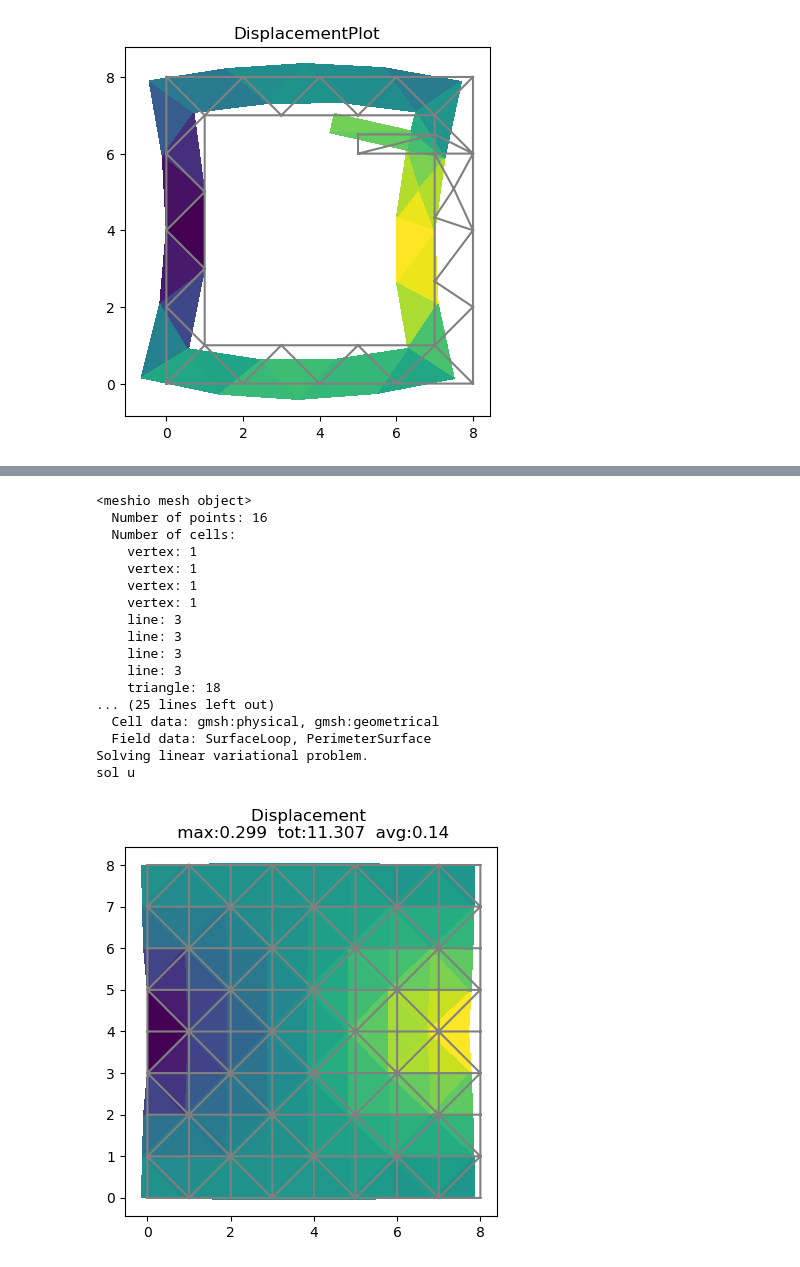
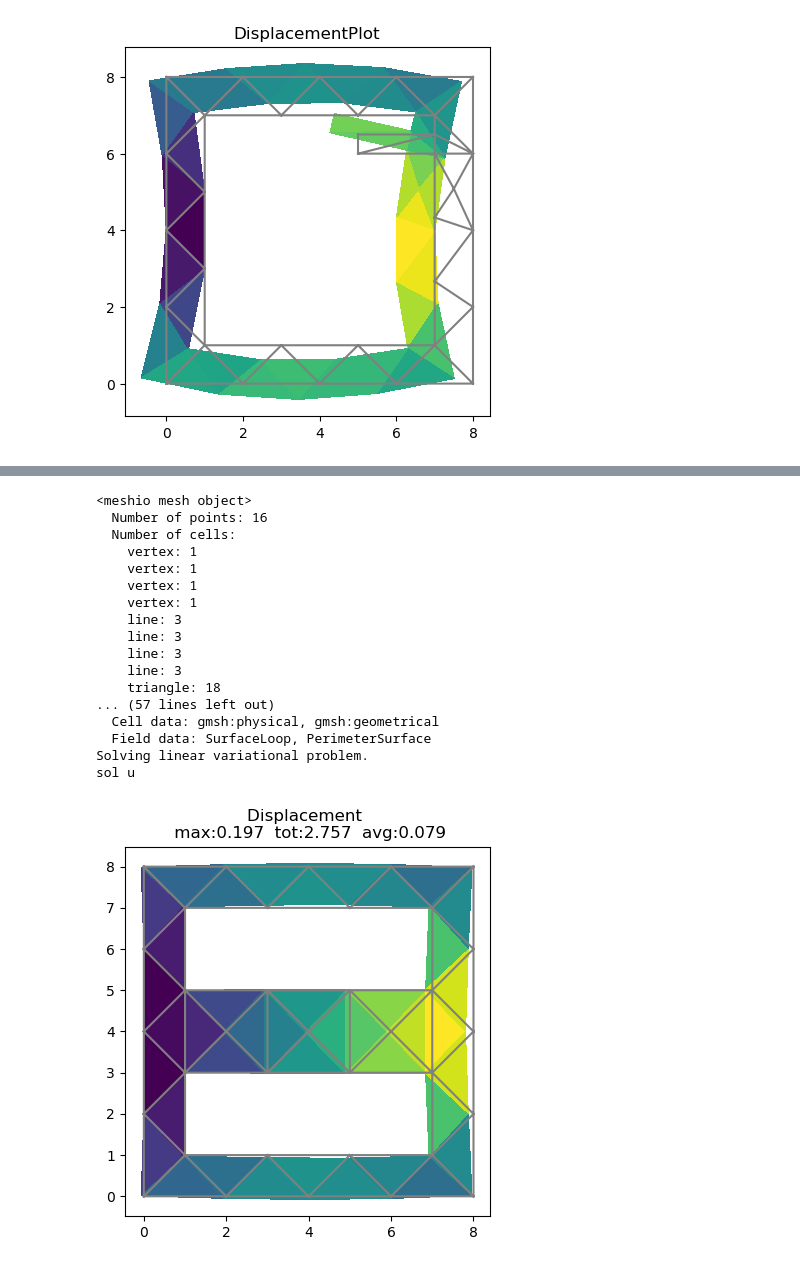
Before and after one commit to grohalex/Project2023, a Jupyter notebook: smallSquareMesh.ipynb, the cells around one changed output, grey strips where cells are left out. Cells and saved outputs as stored; diff of their text form; code cells hidden in the pictures.

Commit message:
fenics and gmsh - added multiple square infills

```diff
--- a/smallSquareMesh.ipynb
+++ b/smallSquareMesh.ipynb
@@ -1376,11 +1376,11 @@ num_el = len(infill_connect)               # number of infill elements
 
 # --- GMSH -----------------------------------
 # creating a modifiable interior in gmsh based on the infill mesh
-infill_vec = np.random.randint(0, 2, size=num_el)  # vector of 1's and 0's if element is included
-infill_vec = np.ones(18)
+#infill_vec = np.random.randint(0, 2, size=num_el)  # vector of 1's and 0's if element is included
+#infill_vec = np.ones(18)
 #infill_vec = np.zeros(18)
-#infill_vec = [1,1,1,1,0,0,0,0,1,1,0,0,0,0,0,0,0,0]
-#infill_vec = [0,0,0,0,0,0,0,0,1,1,0,0,0,0,0,0,0,0]
+#infill_vec = [0,0,1,1,0,0,0,0,1,1,0,0,0,0,1,1,0,0]
+infill_vec = [0,0,0,0,0,0,1,1,1,1,1,1,0,0,0,0,0,0]
 size = 8  # physical dimension of the side
 P = 1     # number of perimeters
 width, height = size, size       # setting up the square
@@ -1537,38 +1537,29 @@ mu = 1
 V = VectorFunctionSpace(mesh, 'P', degree)
 
 # Define boundary conditions
-tol = 1
-
-
+tol = 2
 def clamped_middle(x, on_boundary): # beam is only fixed in the middle
     #return on_boundary and near(x[0], 0, tol) and near(x[1], 20, tol)#x[0] < tol
     return on_boundary and near(x[0], 0 + 0.5, tol) and near(x[1], 4, tol)#x[0] < tol
 
-
-def force_in_middle(x, on_boundary):
-    return on_boundary and near(x[0], 8 - 0.5, tol) and near(x[1], 4, tol)
-
-
 # https://fenicsproject.discourse.group/t/transitioning-from-mesh-xml-to-mesh-xdmf-from-dolfin-convert-to-meshio/412/93
 
 # Boundary conditions
-#bc1 = DirichletBC(V, Constant((-1, 0)), force_in_middle)
-bc2 = DirichletBC(V, Constant((0, 0)), clamped_middle)
+bc1 = DirichletBC(V, Constant((0, 0)), clamped_middle)
 
 # Combine dirichlet boundary conditions
 #bcs = [bc1, bc2]
-bcs = [bc2]
+bcs = [bc1]
 
 # Define strain and stress
 def epsilon(u):  # strain
     return 0.5*(nabla_grad(u) + nabla_grad(u).T)
     # return sym(nabla_grad(u))
 
-
-def sigma(u):  # stress
+def sigma(u):   # stress
     return lambda_*nabla_div(u)*Identity(d) + 2*mu*epsilon(u)
 
-class Delta(UserExpression):
+class Delta(UserExpression):  # delta function for point load
     def __init__(self, eps, x0, **kwargs):
         self.eps = eps
         self.x0 = x0
@@ -1580,17 +1571,17 @@ class Delta(UserExpression):
 
     def value_shape(self): return (2, )
 
-delta = Delta(eps=1E-4, x0=np.array([7.5, 4]), degree=5)
+delta = Delta(eps=1E-4, x0=np.array([7.5, 4]), degree=5)  # point load at x0
 
 
 # Define variational problem
 u = TrialFunction(V)
-d = u.geometric_dimension()     # space dimension
+d = u.geometric_dimension()   # space dimension
 v = TestFunction(V)
 f = Constant((0, 0))
 T = Constant((0, 0))
 a = inner(sigma(u), epsilon(v)) * dx
-L = inner(Constant(-500) * delta, v) * dx#dot(f, v) * dx + dot(T, v) * ds
+L = inner(Constant(-150) * delta, v) * dx#dot(f, v) * dx + dot(T, v) * ds
 
 # Compute solution
 u = Function(V)
@@ -1611,32 +1602,32 @@ print('sol u')
 title_str = f"Displacement \n max:{round(disp_max,3)}  tot:{round(disp_tot,3)}  avg:{round(disp_avg,3)}"
 plot(u, title=title_str, mode='displacement')
 
 
 # plot Von Mises Stress
 V1 = FunctionSpace(mesh, 'P', 1)
 s = sigma(u) - (1./3) * tr(sigma(u)) * Identity(d)  # deviatoric stress
 von_Mises = sqrt(3./2 * inner(s, s))
 von_Mises = project(von_Mises, V1)
 
 max_von_Mises = von_Mises.vector().max()  # getting maximal von Mises stress
 max_to_print = round(max_von_Mises, 4)
 #plot(von_Mises, title=f"Stress intensity, max vonMis:{max_to_print}")
 # %% [output]
 <meshio mesh object>
   Number of points: 16
   Number of cells:
     vertex: 1
     vertex: 1
     vertex: 1
     vertex: 1
     line: 3
     line: 3
     line: 3
     line: 3
     triangle: 18
-... (25 lines left out)
+... (57 lines left out)
   Cell data: gmsh:physical, gmsh:geometrical
   Field data: SurfaceLoop, PerimeterSurface
 Solving linear variational problem.
 sol u
-[figure, old version]
+[figure, new version]
```
Also changed, not shown: parts of 2 cells of this notebook.
